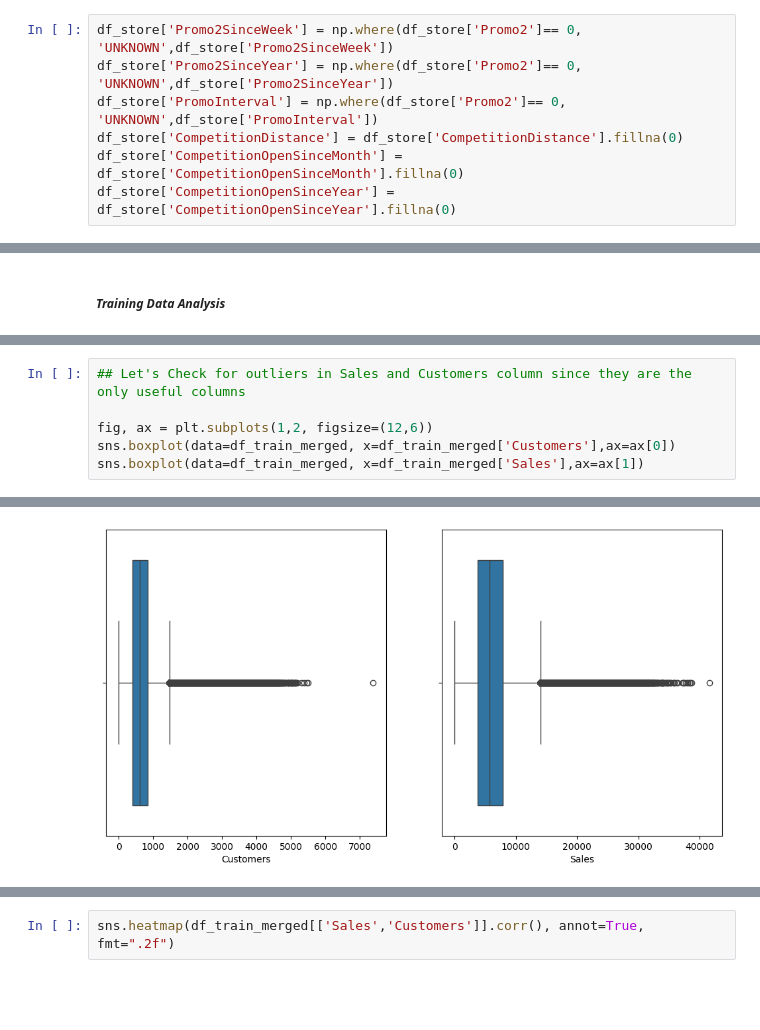
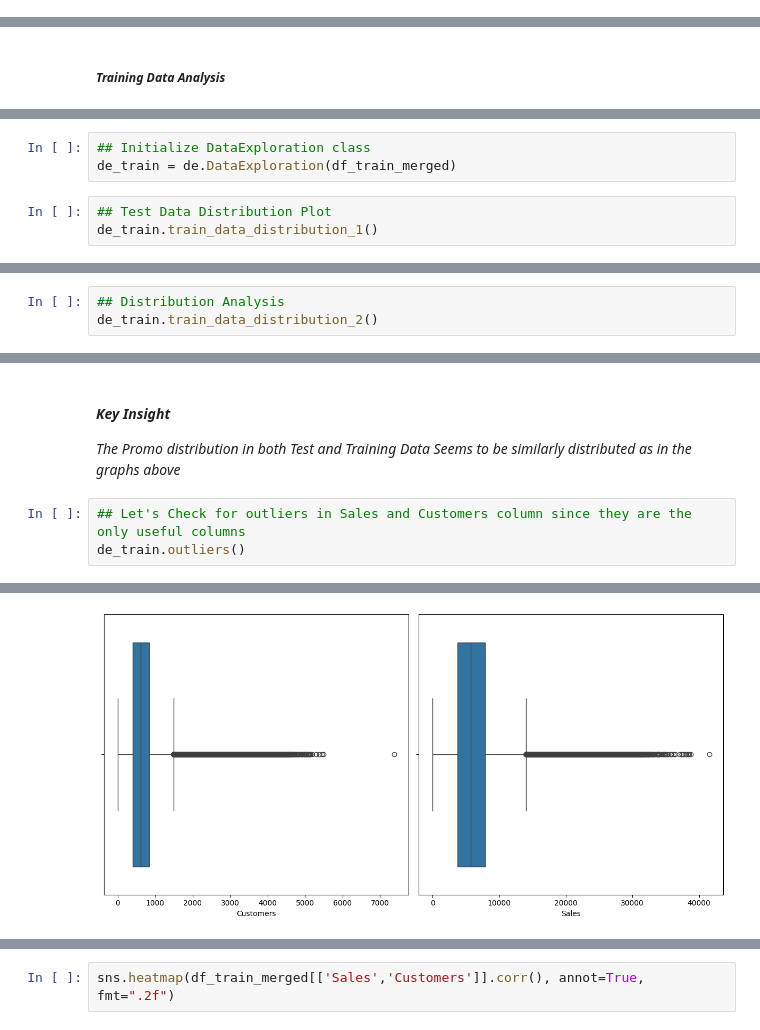
Before and after one commit to wastb/Sales-Predictive-Modelling, a Jupyter notebook: notebooks/data_exploration.ipynb, the cells around one changed output, grey strips where cells are left out. Saved outputs shown, nothing was run; the diff lists cells and outputs as text; blank space fills up the shorter version.

```diff
--- a/notebooks/data_exploration.ipynb
+++ b/notebooks/data_exploration.ipynb
@@ -66,10 +56,3 @@ df_store.head()
 | 2 | 3 | a | a | 14130.0 | 12.0 | 2006.0 | ... |
 | 3 | 4 | c | c | 620.0 | 9.0 | 2009.0 | ... |
 | 4 | 5 | a | a | 29910.0 | 4.0 | 2015.0 | ... |
-# %%
-df_store['Promo2SinceWeek'] = np.where(df_store['Promo2']== 0, 'UNKNOWN',df_store['Promo2SinceWeek'])
-df_store['Promo2SinceYear'] = np.where(df_store['Promo2']== 0, 'UNKNOWN',df_store['Promo2SinceYear'])
-df_store['PromoInterval'] = np.where(df_store['Promo2']== 0, 'UNKNOWN',df_store['PromoInterval'])
-df_store['CompetitionDistance'] = df_store['CompetitionDistance'].fillna(0)
-df_store['CompetitionOpenSinceMonth'] = df_store['CompetitionOpenSinceMonth'].fillna(0)
-df_store['CompetitionOpenSinceYear'] = df_store['CompetitionOpenSinceYear'].fillna(0)
@@ -230,0 +315,6 @@ plt.tight_layout()
+# %%
+## Initialize DataExploration class
+de_train = de.DataExploration(df_train_merged)
+# %%
+## Test Data Distribution Plot
+de_train.train_data_distribution_1()
@@ -230,0 +327,3 @@ plt.tight_layout()
+# %%
+## Distribution Analysis
+de_train.train_data_distribution_2()
@@ -231,7 +340,8 @@ plt.tight_layout()
+# %% [markdown]
+#### ***Key Insight***
+
+*The Promo distribution in both Test and Training Data Seems to be similarly distributed as in the graphs above*
 # %%
 ## Let's Check for outliers in Sales and Customers column since they are the only useful columns
-
-fig, ax = plt.subplots(1,2, figsize=(12,6))
-sns.boxplot(data=df_train_merged, x=df_train_merged['Customers'],ax=ax[0])
-sns.boxplot(data=df_train_merged, x=df_train_merged['Sales'],ax=ax[1])
+de_train.outliers()
 # %% [output]
@@ -239 +350 @@ sns.boxplot(data=df_train_merged, x=df_train_merged['Sales'],ax=ax[1])
-[figure, old version]
+[figure, new version]
```
Also changed, not shown: parts of 97 cells of this notebook, 2 other files.
